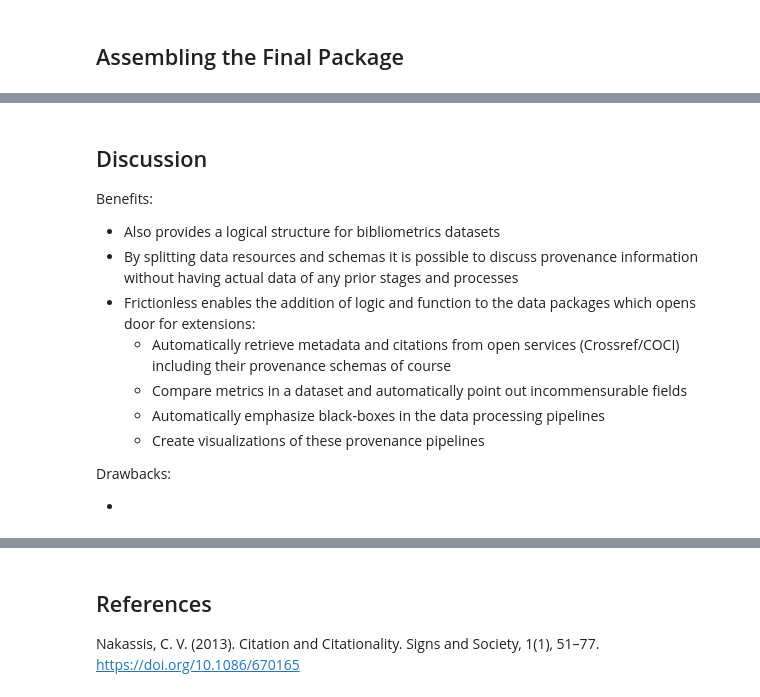
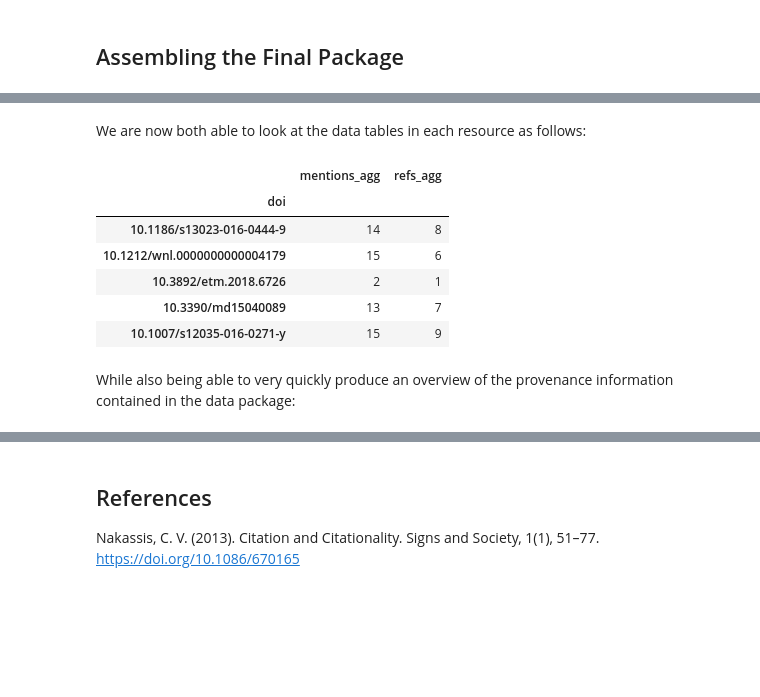
Before and after one commit to Bubblbu/frictionless-metrics-in-context, a Jupyter notebook: prototypes/1_scite/prototype_1_scite.ipynb, the cells around one changed output, grey strips where cells are left out. Saved outputs shown, nothing was run; the diff lists cells and outputs as text; code cells hidden in the pictures; blank space fills up the shorter version.

```diff
--- a/prototypes/1_scite/prototype_1_scite.ipynb
+++ b/prototypes/1_scite/prototype_1_scite.ipynb
@@ -171,16 +180,16 @@ This time our resource object is even simpler as the spreadsheet contains five c
 # %%
 # Some general properties
-scite_traces.name = "scite_traces"
+scite_traces.name = "scite-traces"
 scite_traces.profile = "mic-traces"
 scite_traces.description = "Traced citing-cited article pairs for each mention"
 
 # Extend the table schema
-scite_traces.schema.primary_key = "doi"
+scite_traces.schema.primary_key = "id"
 scite_traces.schema.foreign_keys.append(
-    {"fields": ["source"], "reference": {"resource": "scite_contexts", "fields": ["id"]}}
+    {"fields": ["source"], "reference": {"resource": "scite-contexts", "fields": ["doi"]}}
 )
 scite_traces.schema.foreign_keys.append(
-    {"fields": ["target"], "reference": {"resource": "scite_contexts", "fields": ["id"]}}
+    {"fields": ["target"], "reference": {"resource": "scite-contexts", "fields": ["doi"]}}
 )
 # %% [markdown]
 The only thing missing is the provenance information. Just as we did last time, we are going to use the `prov` property to add our experimental trace schema.
@@ -224,2 +250,0 @@ So far, we have modelled the underlying event in Scite, described the kinds of c
-# %%
-scite_traces = describe_resource("input_files/citation_metrics.csv")
@@ -225,0 +325,22 @@ scite_traces = describe_resource("input_files/citation_metrics.csv")
+# %%
+article_patterns = describe_resource("input_files/article_metrics.csv")
+
+# Some general properties
+article_patterns.name = "article-patterns"
+article_patterns.profile = "mic-patterns"
+article_patterns.description = "Patterns for individual articles"
+
+# Extend the table schema
+article_patterns.schema.primary_key = "doi"
+# article_patterns.schema.foreign_keys.append(
+#     {"fields": ["doi"], "reference": {"resource": "scite-contexts", "fields": ["doi"]}}
+# )
+
+# Adding a constraint to the normalized mention which can't be smaller than 0
+article_patterns.schema.get_field("mentions_agg").constraints = {"minimum": 0}
+article_patterns.schema.get_field("refs_agg").constraints = {"minimum": 0}
+
+# Add provenance schema
+article_patterns['prov'] = Schema("schemas/article_patterns.yaml")
+
+pprint(article_patterns)
@@ -228,2 +371,2 @@ scite_traces = describe_resource("input_files/citation_metrics.csv")
 # %%
-Package(resources=[scite_contexts, scite_traces, citation_patters, article_patterns])
+scite = Package(resources=[scite_contexts, scite_traces, citation_patterns, article_patterns])
@@ -296,16 +373,14 @@ resource_desc = {
-# %% [markdown]
-## Discussion
-
-Benefits:
-
-- Also provides a logical structure for bibliometrics datasets
-- By splitting data resources and schemas it is possible to discuss provenance information without having actual data of any prior stages and processes
-- Frictionless enables the addition of logic and function to the data packages which opens door for extensions:
-    - Automatically retrieve metadata and citations from open services (Crossref/COCI) including their provenance schemas of course
-    - Compare metrics in a dataset and automatically point out incommensurable fields
-    - Automatically emphasize black-boxes in the data processing pipelines
-    - Create visualizations of these provenance pipelines
-
-Drawbacks:
-
--
+# %% [markdown]
+We are now both able to look at the data tables in each resource as follows:
+# %%
+scite.get_resource("article-patterns").to_pandas().dataframe
+# %% [output]
+|  | mentions_agg | refs_agg |
+| doi |  |  |
+| 10.1186/s13023-016-0444-9 | 14 | 8 |
+| 10.1212/wnl.0000000000004179 | 15 | 6 |
+| 10.3892/etm.2018.6726 | 2 | 1 |
+| 10.3390/md15040089 | 13 | 7 |
+| 10.1007/s12035-016-0271-y | 15 | 9 |
+# %% [markdown]
+While also being able to very quickly produce an overview of the provenance information contained in the data package:
```
Also changed, not shown: parts of 37 cells of this notebook, 7 other files.
